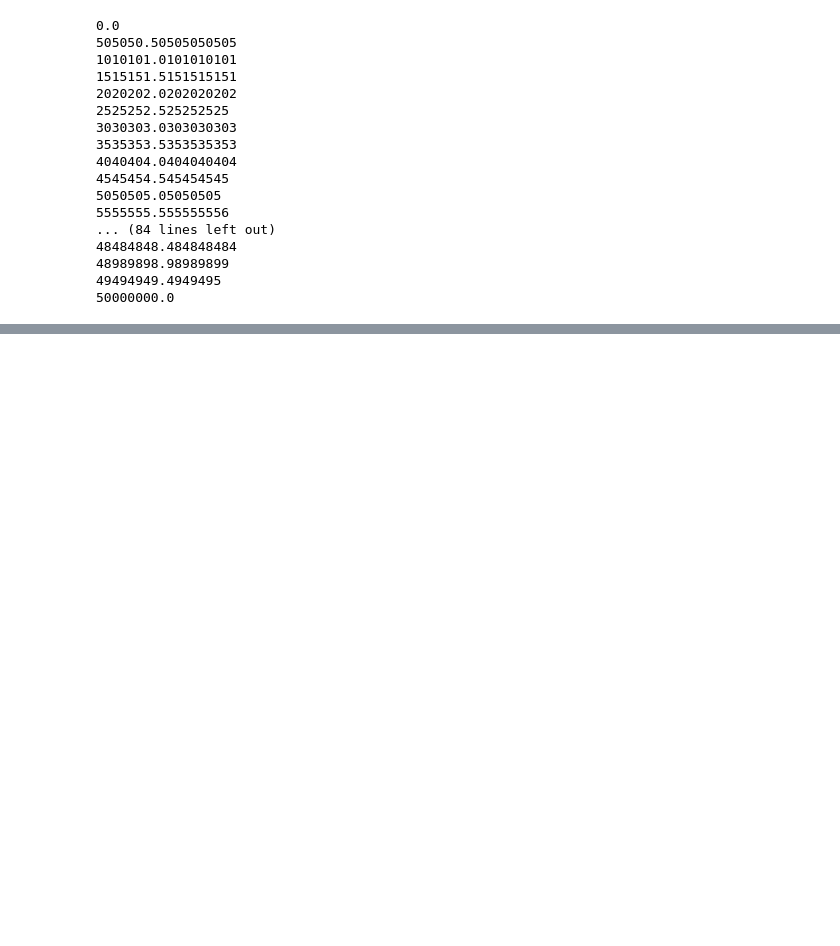
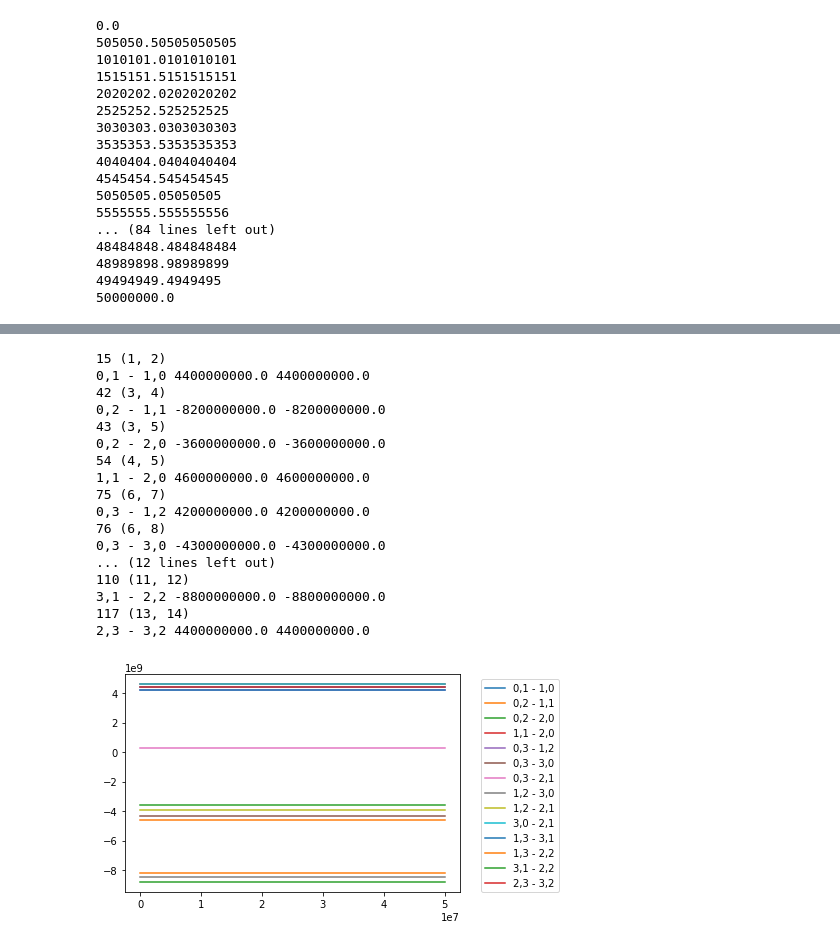
Before and after one commit to alex-simm/c3, a Jupyter notebook: two_transmons_energies.ipynb, the cells around one changed output, grey strips where cells are left out. Saved outputs shown, nothing was run; the diff lists cells and outputs as text; code cells hidden in the pictures; blank space fills up the shorter version.

```diff
--- a/two_transmons_energies.ipynb
+++ b/two_transmons_energies.ipynb
@@ -263,0 +295,35 @@ plt.show()
+# %%
+#selectedTransitions2 = list(range(len(transitionStateIndices)))
+selectedTransitions2 = [15, 42, 43, 54, 75, 76, 77, 84, 85, 92, 105, 106, 110, 117]
+
+plt.figure()
+for t in selectedTransitions2:
+    index = transitionStateIndices[t]
+    data1 = analyticalEnergies[index[0]]
+    data2 = analyticalEnergies[index[1]]
+    diff = data2 - data1
+    print(t, index)
+    #if diff[0] < 2e9:
+    plt.plot(couplings, diff, label=transitionLabels[t])
+    print(transitionLabels[t], diff[0], diff[int(len(diff)/2)])
+plt.legend(bbox_to_anchor=(1.05, 1.0), loc="upper left")
+plt.show()
+# %% [output]
+15 (1, 2)
+0,1 - 1,0 4400000000.0 4400000000.0
+42 (3, 4)
+0,2 - 1,1 -8200000000.0 -8200000000.0
+43 (3, 5)
+0,2 - 2,0 -3600000000.0 -3600000000.0
+54 (4, 5)
+1,1 - 2,0 4600000000.0 4600000000.0
+75 (6, 7)
+0,3 - 1,2 4200000000.0 4200000000.0
+76 (6, 8)
+0,3 - 3,0 -4300000000.0 -4300000000.0
+... (12 lines left out)
+110 (11, 12)
+3,1 - 2,2 -8800000000.0 -8800000000.0
+117 (13, 14)
+2,3 - 3,2 4400000000.0 4400000000.0
+[figure, added]
```
Also changed, not shown: parts of 11 cells of this notebook.
